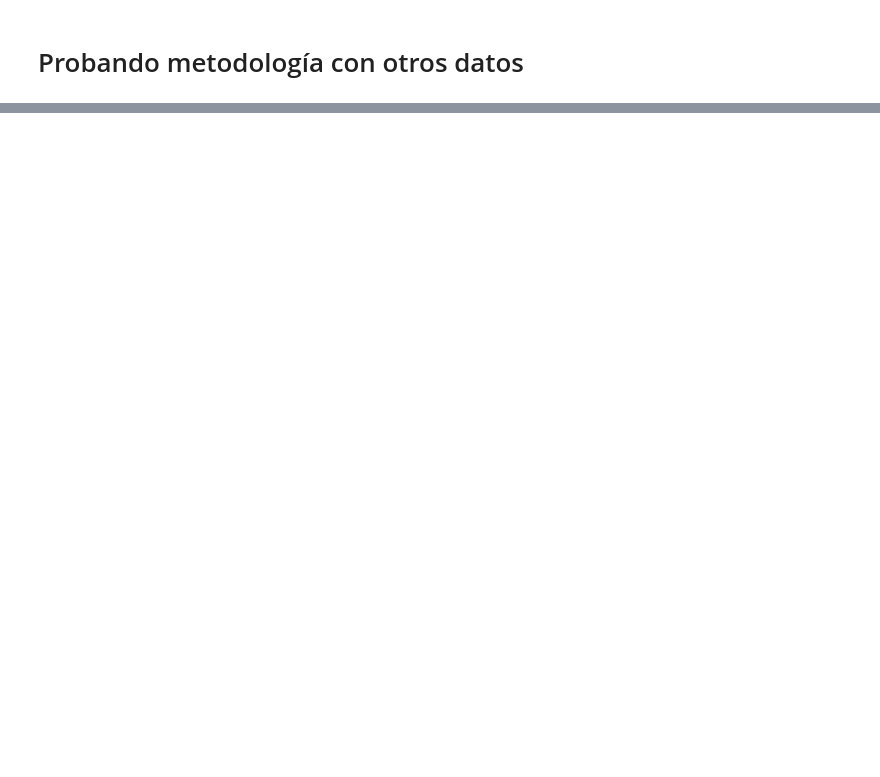
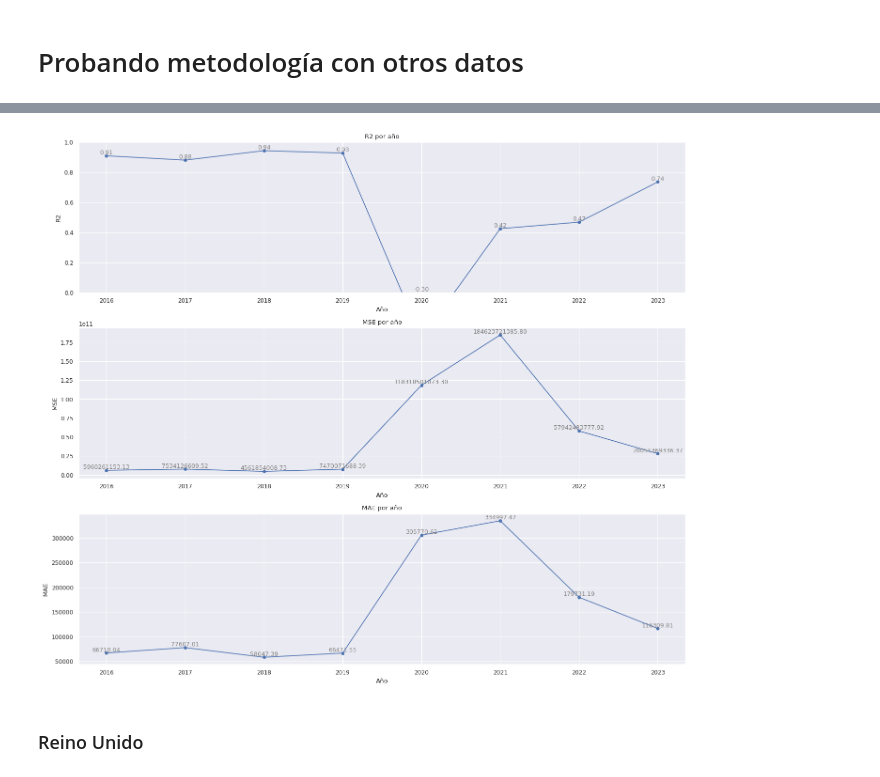
Before and after one commit to JCruiz15/explanable-model-drift, a Jupyter notebook: scripts/regression_tourism_final.ipynb, the cells around one changed output, grey strips where cells are left out. Drawn from its saved outputs; the diff is of its cells as text; code cells hidden in the pictures; blank space fills up the shorter version.

```diff
--- a/scripts/regression_tourism_final.ipynb
+++ b/scripts/regression_tourism_final.ipynb
@@ -1248,0 +1342,41 @@ See the caveats in the documentation: https://pandas.pydata.org/pandas-docs/stab
+# %%
+fig, ax = plt.subplots(3, 1, figsize=(14, 12))
+sns.lineplot(x=list(measures_spain.keys()), y=[measures_spain[year]['R2'] for year in measures_spain.keys()], ax=ax[0], marker='o', markersize=5, markeredgewidth=0)
+ax[0].set_ylim(0, 1)
+ax[0].set_title('R2 por año')
+ax[0].set_xlabel('Año')
+ax[0].set_ylabel('R2')
+
+sns.lineplot(x=list(measures_spain.keys()), y=[measures_spain[year]['MSE'] for year in measures_spain.keys()], ax=ax[1], marker='o', markersize=5, markeredgewidth=0)
+ax[1].set_title('MSE por año')
+ax[1].set_xlabel('Año')
+ax[1].set_ylabel('MSE')
+
+sns.lineplot(x=list(measures_spain.keys()), y=[measures_spain[year]['MAE'] for year in measures_spain.keys()], ax=ax[2], marker='o', markersize=5, markeredgewidth=0)
+ax[2].set_title('MAE por año')
+ax[2].set_xlabel('Año')
+ax[2].set_ylabel('MAE')
+
+for year, measure in measures_spain.items():
+    r2, mse, mae = measure['R2'], measure['MSE'], measure['MAE']
+    pos_r2, pos_mse, pos_mae = r2, mse, mae
+    if r2 < 0:
+        pos_r2 = 0
+    elif r2 > 1:
+        pos_r2 = 1
+
+    ax[0].text(year, pos_r2 , f'{r2:.2f}', ha='center', va='bottom', fontsize=9, color='grey')
+    ax[1].text(year, pos_mse, f'{mse:.2f}', ha='center', va='bottom', fontsize=9, color='grey')
+    ax[2].text(year, pos_mae, f'{mae:.2f}', ha='center', va='bottom', fontsize=9, color='grey')
+
+    if year in retrains_spain:
+        ax[0].axvline(x=year, color='grey', alpha=0.5, linestyle='--')
+        ax[1].axvline(x=year, color='grey', alpha=0.5, linestyle='--')
+        ax[2].axvline(x=year, color='grey', alpha=0.5, linestyle='--')
+
+fig.tight_layout()
+fig.show()
+# %% [output]
+[figure, added]
+# %% [markdown]
+### Reino Unido
```
Also changed, not shown: parts of 13 cells of this notebook, 4 other files.
